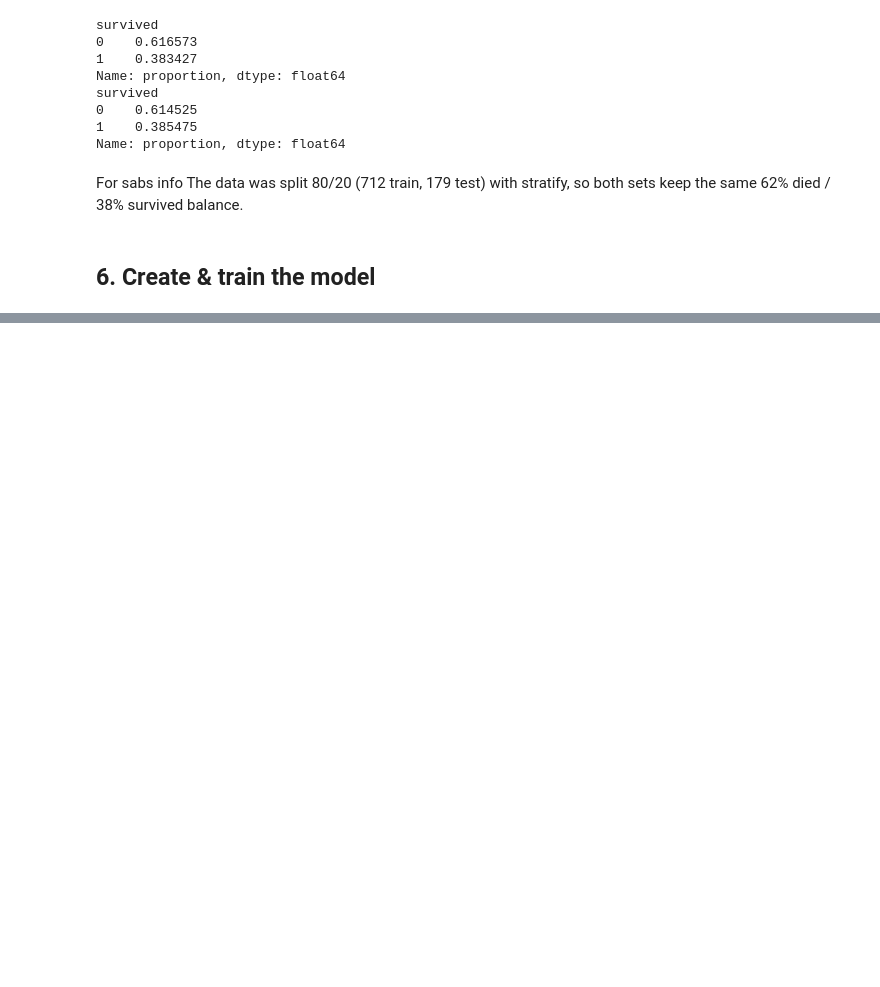
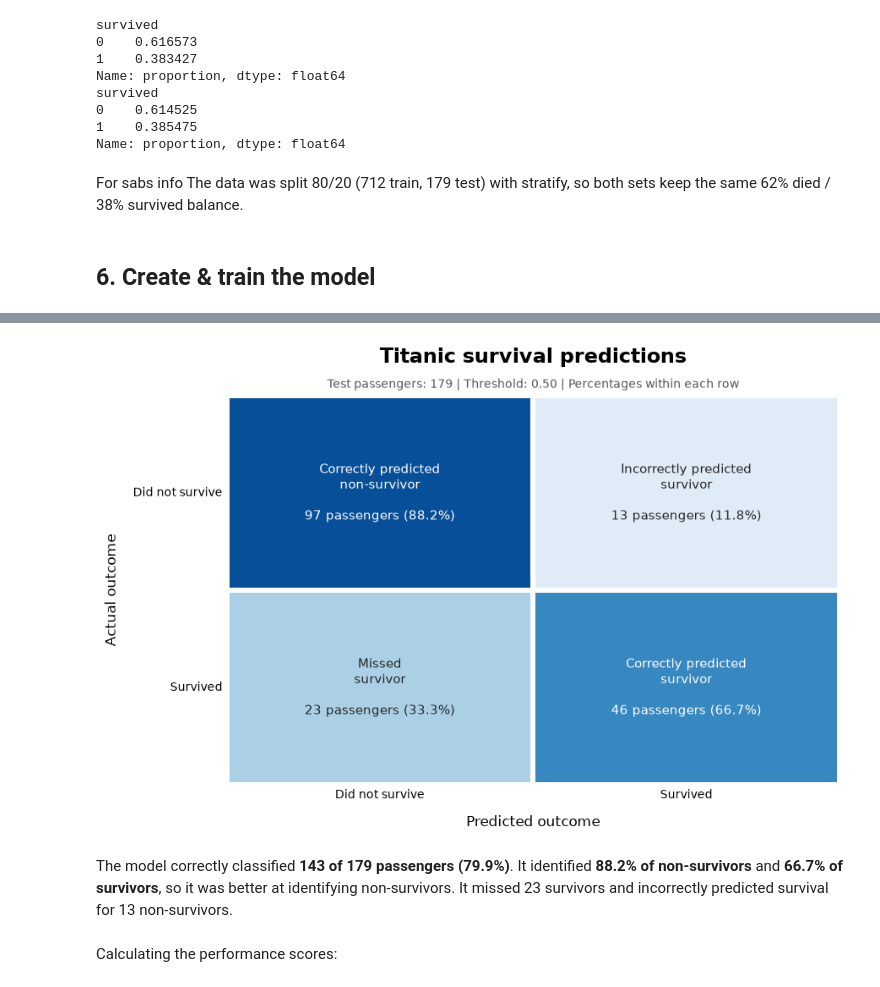
Before and after one commit to TuhinShaikh/Logistic-Regression, a Jupyter notebook: titanic_logistic_regression.ipynb, the cells around one changed output, grey strips where cells are left out. Cells and saved outputs as stored; diff of their text form; code cells hidden in the pictures; blank space fills up the shorter version.

```diff
--- a/titanic_logistic_regression.ipynb
+++ b/titanic_logistic_regression.ipynb
@@ -189,0 +329,71 @@ For sabs info The data was split 80/20 (712 train, 179 test) with stratify, so b
+# %%
+# Count correct and incorrect predictions
+cm = confusion_matrix(y_test, y_pred, labels=[0, 1])
+
+# Calculate percentages within each actual outcome
+row_percentages = cm / cm.sum(axis=1, keepdims=True) * 100
+
+# Explain what each box represents
+descriptions = np.array([
+    ["Correctly predicted\nnon-survivor", "Incorrectly predicted\nsurvivor"],
+    ["Missed\nsurvivor", "Correctly predicted\nsurvivor"]
+])
+
+# Combine descriptions, counts and percentages
+labels = np.array([
+    f"{description}\n\n{count} passengers ({percentage:.1f}%)"
+    for description, count, percentage in zip(
+        descriptions.flatten(), cm.flatten(), row_percentages.flatten()
+    )
+]).reshape(2, 2)
+
+# Use colour to show percentages within each actual outcome
+fig, ax = plt.subplots(figsize=(9, 6))
+
+sns.heatmap(
+    row_percentages,
+    annot=labels,
+    fmt="",
+    cmap="Blues",
+    vmin=0,
+    vmax=100,
+    cbar=False,
+    linewidths=3,
+    linecolor="white",
+    annot_kws={"fontsize": 11},
+    xticklabels=["Did not survive", "Survived"],
+    yticklabels=["Did not survive", "Survived"],
+    ax=ax
+)
+
+ax.set_title(
+    "Titanic survival predictions",
+    fontsize=17,
+    fontweight="bold",
+    pad=28
+)
+ax.text(
+    0.5, 1.02,
+    f"Test passengers: {cm.sum()} | Threshold: 0.50 | Percentages within each row",
+    transform=ax.transAxes,
+    ha="center",
+    fontsize=10,
+    color="#555555"
+)
+
+ax.set_xlabel("Predicted outcome", fontsize=12, labelpad=12)
+ax.set_ylabel("Actual outcome", fontsize=12, labelpad=12)
+ax.tick_params(axis="both", length=0)
+plt.xticks(rotation=0)
+plt.yticks(rotation=0)
+plt.tight_layout()
+plt.show()
+# %% [output]
+[figure, added]
+# %% [markdown]
+The model correctly classified **143 of 179 passengers (79.9%)**.
+It identified **88.2% of non-survivors** and **66.7% of survivors**,
+so it was better at identifying non-survivors. It missed 23 survivors
+and incorrectly predicted survival for 13 non-survivors.
+# %% [markdown]
+Calculating the performance scores:
```
Also changed, not shown: parts of 41 cells of this notebook.
